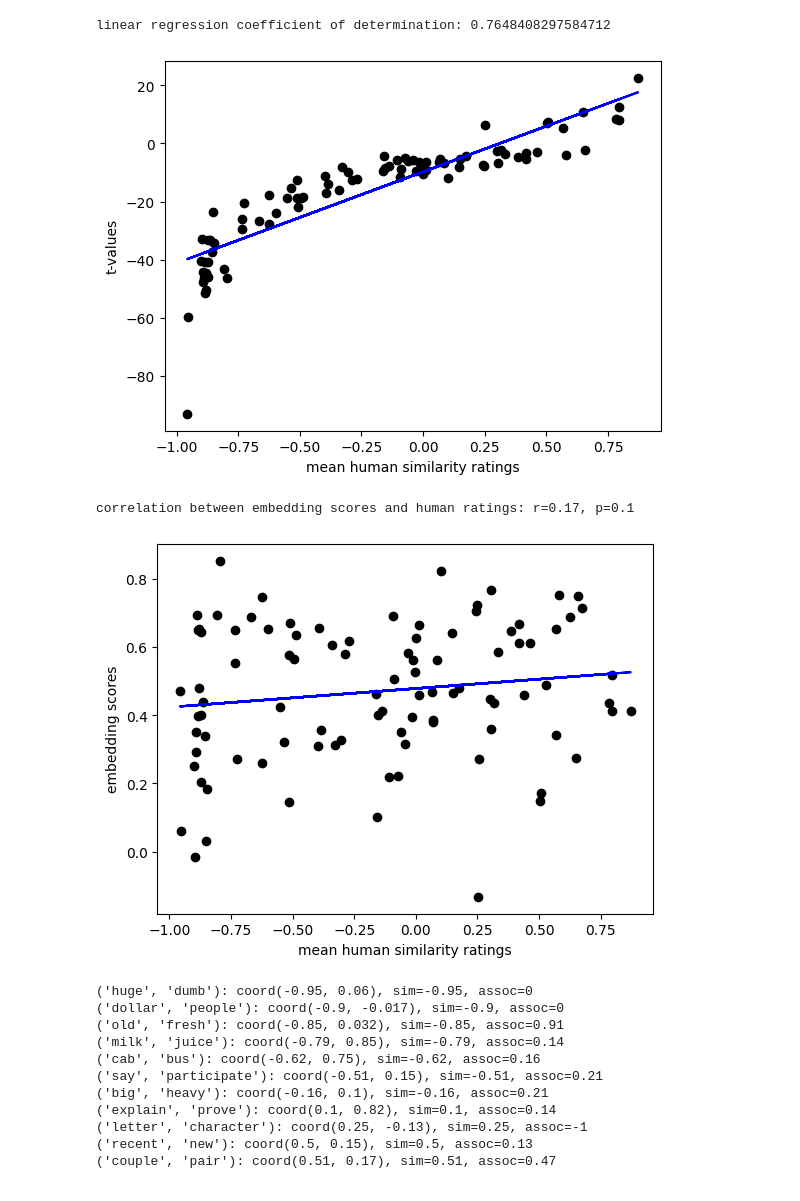
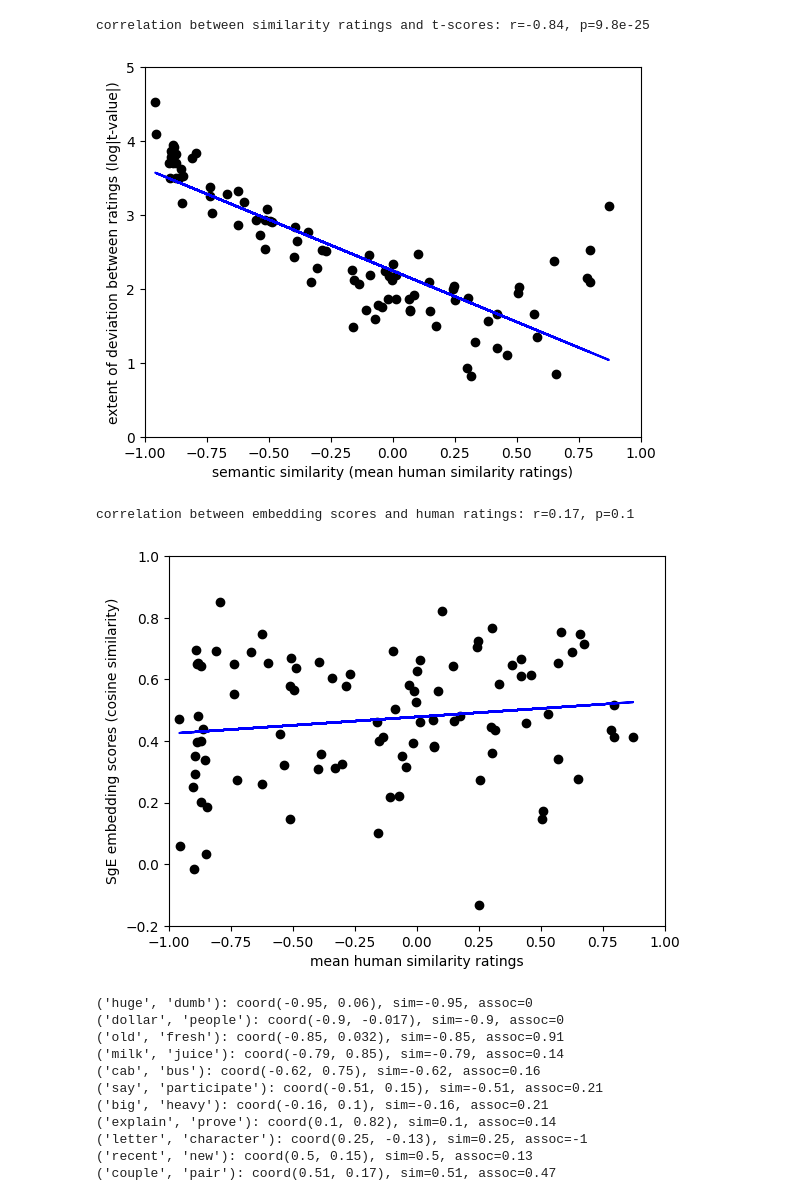
Before and after one commit to arsatis/cog-sge-semantics, a Jupyter notebook: scripts/compare/comp_emb_humans.ipynb, the cells around one changed output. Drawn from its saved outputs; the diff is of its cells as text; code cells hidden in the pictures.

```diff
--- a/scripts/compare/comp_emb_humans.ipynb
+++ b/scripts/compare/comp_emb_humans.ipynb
@@ -161,6 +161,7 @@ import pandas as pd
 import scipy.stats as stats
 import statistics
 from sklearn import linear_model
+import math
 
 
 def statistical_test(emb = sgtb_emb):
@@ -200,19 +201,23 @@ def statistical_test(emb = sgtb_emb):
 
             # only consider scores which are statistically significant
             if p < 0.05:
-                t_scores.append(t)
+                t_scores.append(t[0])
                 sim_ratings.append(sum(norm_transf[key]) / len(norm_transf[key]))
 
-    # run linear regression between t-scores and similarity scores
-    reg = linear_model.LinearRegression().fit(np.array([sim_ratings]).T, t_scores)
-    print('linear regression coefficient of determination:', reg.score(np.array([sim_ratings]).T, t_scores))
+    # run correlation on t scores vs semantic similarity ratings
+    sr_len = len(sim_ratings)
+    sim_ratings = np.array([sim_ratings]).T
+    t_scores = np.array([math.log(abs(x)) for x in t_scores])
+    r, p = stats.spearmanr(t_scores, sim_ratings)
+    print('correlation between similarity ratings and t-scores: r=%.2g, p=%.2g' % (r, p))
 
-    # plot scatterplot and best-fit line
-    grad, intercept = reg.coef_.reshape(1,), reg.intercept_
+    # # plot scatterplot and best-fit line
+    grad, intercept = np.polyfit(sim_ratings.reshape(sr_len,), t_scores, 1)
     plt.scatter(sim_ratings, t_scores, color="black")
     plt.plot(sim_ratings, grad * sim_ratings + intercept, color="blue")
-    plt.xlabel('mean human similarity ratings')
-    plt.ylabel('t-values')
+    plt.axis([-1.0, 1.0, 0.0, 5.0])
+    plt.xlabel('semantic similarity (mean human similarity ratings)')
+    plt.ylabel('extent of deviation between ratings (log|t-value|)')
     plt.show()
 
 
@@ -227,42 +232,44 @@ def statistical_test(emb = sgtb_emb):
             emb_scores.append(emb_score)
             rating_means.append(sum(norm_transf[key]) / len(norm_transf[key]))
 
+    rm_len = len(rating_means)
     rating_means = np.array([rating_means]).T
     emb_scores = np.array(emb_scores)
     r, p = stats.spearmanr(emb_scores, rating_means)
     print('correlation between embedding scores and human ratings: r=%.2g, p=%.2g' % (r, p))
 
     # plot scatterplot and best-fit line
-    grad, intercept = np.polyfit(rating_means.reshape(95,), emb_scores, 1)
+    grad, intercept = np.polyfit(rating_means.reshape(rm_len,), emb_scores, 1)
     plt.scatter(rating_means, emb_scores, color="black")
     plt.plot(rating_means, grad * rating_means + intercept, color="blue")
+    plt.axis([-1.0, 1.0, -0.2, 1.0])
     plt.xlabel('mean human similarity ratings')
-    plt.ylabel('embedding scores')
+    plt.ylabel('SgE embedding scores (cosine similarity)')
     plt.show()
 
     # locate outliers
     outliers = []
     for pair in simlex_pairs + singlish_pairs:
         key = (pair[0], pair[1])
         emb_score = get_emb_score(key[0], key[1], emb)
         if emb_score != None:
             human_rating = sum(norm_transf[key]) / len(norm_transf[key])
             if abs(grad * human_rating + intercept - emb_score) > 0.3:
                 outliers.append((key, human_rating, emb_score))
     outliers.sort(key=lambda x: x[1])
 
     for ol in outliers:
         print(f'{ol[0]}:', 'coord(%.2g, %.2g), sim=%.2g, assoc=%.2g' % (ol[1], ol[2], ol[1], \
                 -1 if ol[0] not in assoc_scores else assoc_scores[ol[0]]))
 
 
 statistical_test(sgtb_emb)
 # statistical_test(coca_emb)
 # %% [output]
-linear regression coefficient of determination: 0.7648408297584712
+correlation between similarity ratings and t-scores: r=-0.84, p=9.8e-25
-[figure, old version]
+[figure, new version]
 correlation between embedding scores and human ratings: r=0.17, p=0.1
-[figure, old version]
+[figure, new version]
 ('huge', 'dumb'): coord(-0.95, 0.06), sim=-0.95, assoc=0
 ('dollar', 'people'): coord(-0.9, -0.017), sim=-0.9, assoc=0
 ('old', 'fresh'): coord(-0.85, 0.032), sim=-0.85, assoc=0.91
```
Also changed, not shown: 1 other file.
